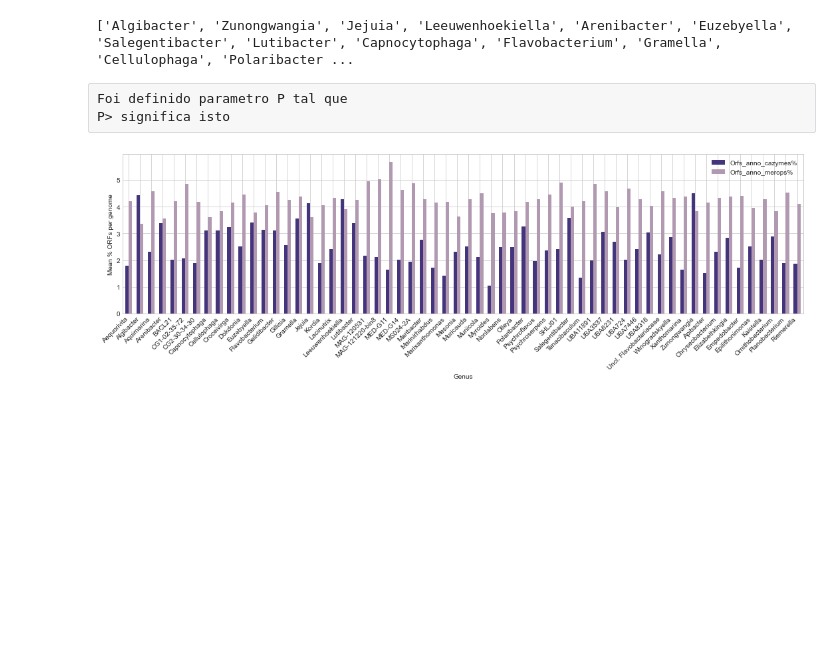
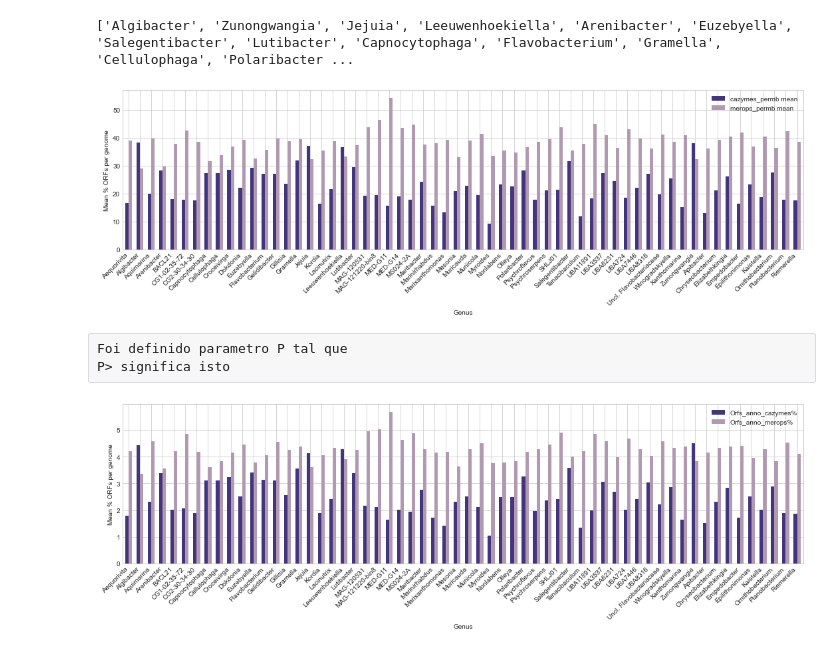
Before and after one commit to sandragodinhosilva/flavobacteriaceae_project, a Jupyter notebook: 4_Figures/F7/F7.ipynb, the cells around one changed output. Drawn from its saved outputs; the diff is of its cells as text; code cells hidden in the pictures; blank space fills up the shorter version.

```diff
--- a/4_Figures/F7/F7.ipynb
+++ b/4_Figures/F7/F7.ipynb
@@ -410,6 +453,22 @@ dfx.head()
 print(df2["PEP:GH"].to_frame().reset_index()["Genus"].to_list())
 # %% [output]
 ['Algibacter', 'Zunongwangia', 'Jejuia', 'Leeuwenhoekiella', 'Arenibacter', 'Euzebyella', 'Salegentibacter', 'Lutibacter', 'Capnocytophaga', 'Flavobacterium', 'Gramella', 'Cellulophaga', 'Polaribacter ...
+# %%
+ax = dfx[["cazymes_permb mean","merops_permb mean"]].plot(kind="bar", figsize=(15,5), color=["#44347c","#b199b1"]
+,width=0.6)
+
+#plt.errorbar(dfx.index, yerr="cazymes_permb std")
+
+
+plt.ylabel('Mean % ORFs per genome')
+plt.xticks(rotation=45, horizontalalignment='right')
+
+plt.tight_layout()
+plt.show()
+
+#ax.figure.savefig("Merops_relabund.svg", dpi=300)
+# %% [output]
+[figure, added]
 # %% [raw]
 Foi definido parametro P tal que
 P> significa isto
```
Also changed, not shown: parts of 7 cells of this notebook, 27 other files.
